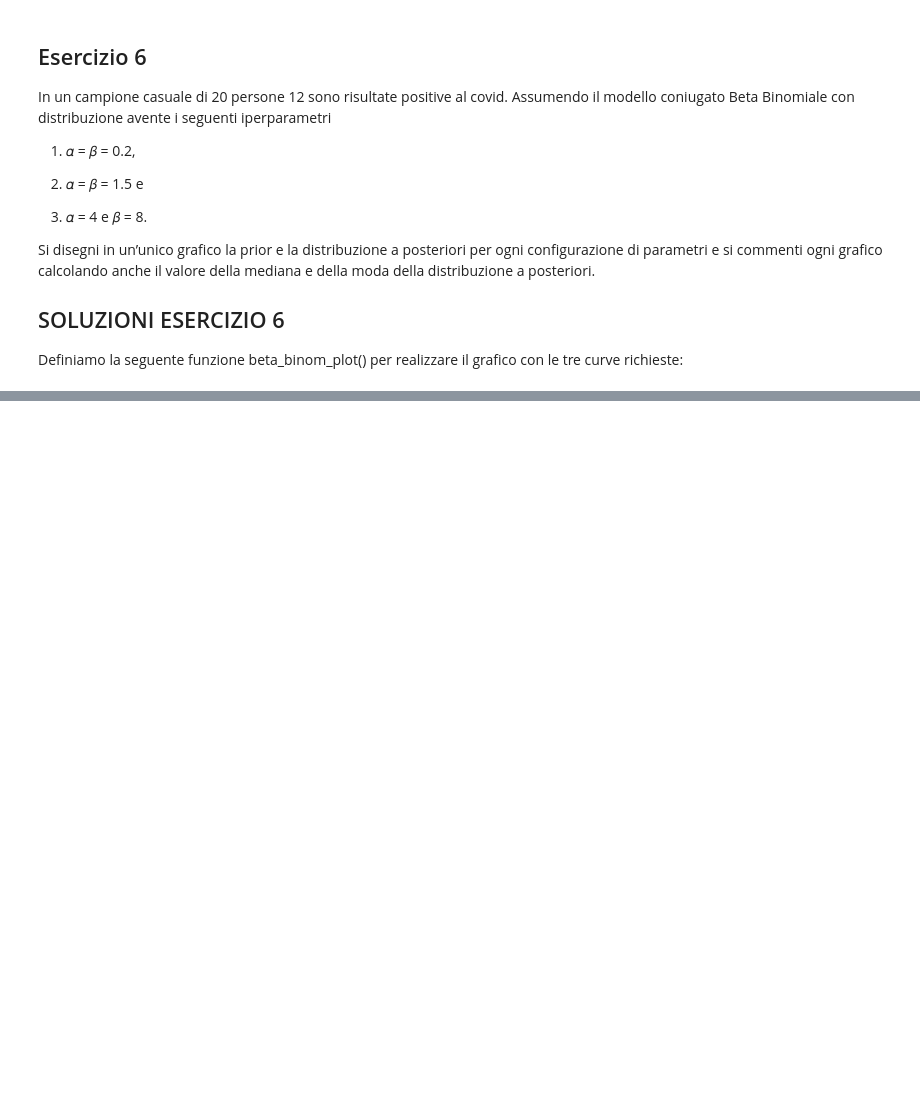
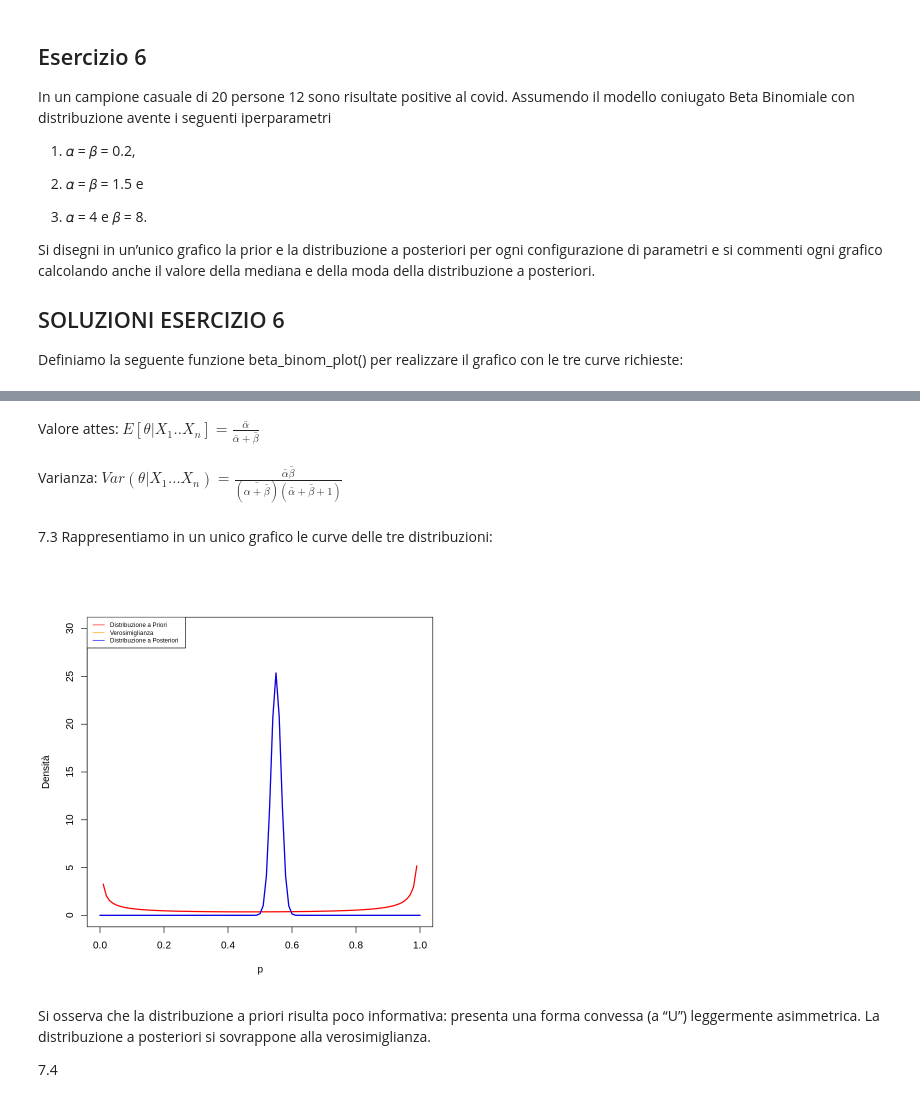
Before and after one commit to NikolayLenkovNikolaev/Bayesian_Statistics, a Jupyter notebook: Bayes_Analysis.ipynb, the cells around one changed output, grey strips where cells are left out. Drawn from its saved outputs; the diff is of its cells as text; code cells hidden in the pictures; blank space fills up the shorter version.

```diff
--- a/Bayes_Analysis.ipynb
+++ b/Bayes_Analysis.ipynb
@@ -666,0 +813,2 @@ Definiamo la seguente funzione beta_binom_plot() per realizzare il grafico con l
+# %% [markdown]
+Valore attes: $E[\theta|X_1..X_n]= \frac{\bar{\alpha}}{\bar{\alpha} + \bar{\beta}}$
@@ -666,0 +817,2 @@ Definiamo la seguente funzione beta_binom_plot() per realizzare il grafico con l
+# %% [markdown]
+Varianza: $Var(\theta|X_1...X_n)= \frac{\bar{\alpha}\bar{\beta}}{(\bar{\alpha+ \bar{\beta}})(\bar{\alpha}+ \bar{\beta}+ 1)}$
@@ -666,0 +821,15 @@ Definiamo la seguente funzione beta_binom_plot() per realizzare il grafico con l
+# %% [markdown]
+7.3
+Rappresentiamo in un unico grafico le curve delle tre distribuzioni:
+# %%
+n <- 1000
+k <- 550
+a <- 0.3; b <- 0.2
+beta_binom_plot(a, b, n, k, ylim = c(0, 30))
+# %% [output]
+[figure, added]
+# %% [markdown]
+Si osserva che la distribuzione a priori risulta poco informativa: presenta una forma convessa (a
+“U”) leggermente asimmetrica. La distribuzione a posteriori si sovrappone alla verosimiglianza.
+
+7.4
```
Also changed, not shown: parts of 70 cells of this notebook.
